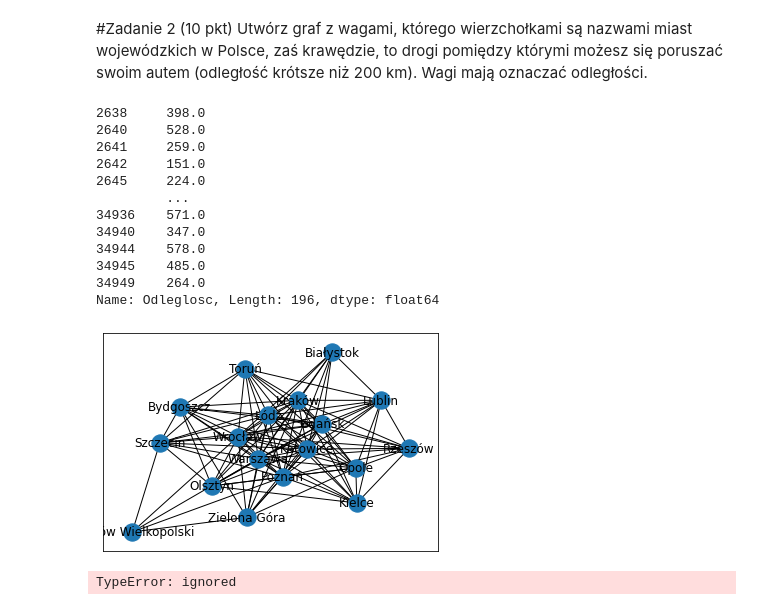
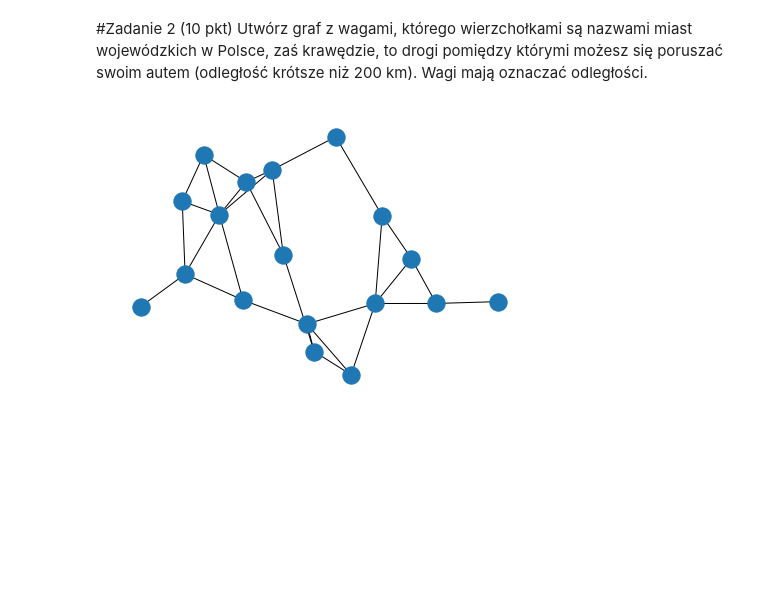
Before and after one commit to heavy1368/ON2022, a Jupyter notebook: Obliczenia_naukowe_projekt_nr3_samochod_elektryczny.ipynb, the cells around one changed output. Drawn from its saved outputs; the diff is of its cells as text; code cells hidden in the pictures; blank space fills up the shorter version.

```diff
--- a/Obliczenia_naukowe_projekt_nr3_samochod_elektryczny.ipynb
+++ b/Obliczenia_naukowe_projekt_nr3_samochod_elektryczny.ipynb
@@ -33,8 +33,6 @@ pd.DataFrame(xlsx)
 | 34987 | a W nawiasach podano opis zmienny... | NaN | NaN | NaN | NaN | ... |
 | 34988 | b Po przecinku podano setne częśc... | NaN | NaN | NaN | NaN | ... |
 34989 rows × 16 columns
-# %%
-dane=xlsx
 # %%
 dane=dane.rename(columns={'Gmina wyjazdu\n(Gmina miejsca zamieszkania)':'Wyjazd','Gmina przyjazdu\n(Gmina miejsca pracy)':'Przyjazd','Odległość drogowa\n(w km)':'Odleglosc'})
 dane=dane[['Wyjazd','Przyjazd','Odleglosc']]
@@ -87,24 +83,14 @@ G = nx.from_pandas_edgelist(dane, source='Wyjazd', target='Przyjazd', edge_attr
 # %%
-d=dane['Odleglosc']
-d
+dane=dane[dane['Odleglosc']<=200]
+d=dane.values.tolist()
-# %% [output]
-2638     398.0
-2640     528.0
-2641     259.0
-2642     151.0
-2645     224.0
-         ...
-34936    571.0
-34940    347.0
-34944    578.0
-34945    485.0
-34949    264.0
-Name: Odleglosc, Length: 196, dtype: float64
+# %%
+w=dane.drop(columns=['Odleglosc'])
+w=w.values.tolist()
+# %%
+G = nx.Graph()
+G.add_weighted_edges_from(d)
+G.add_edges_from(w)
 # %%
-nx.draw_networkx(G,)
+nx.draw(G)
 # %% [output]
-[figure, old version]
+[figure, new version]
-# %%
-G.add_weighted_edges_from(d)
-# %% [output]
-TypeError: ignored
```
Also changed, not shown: parts of 8 cells of this notebook.
